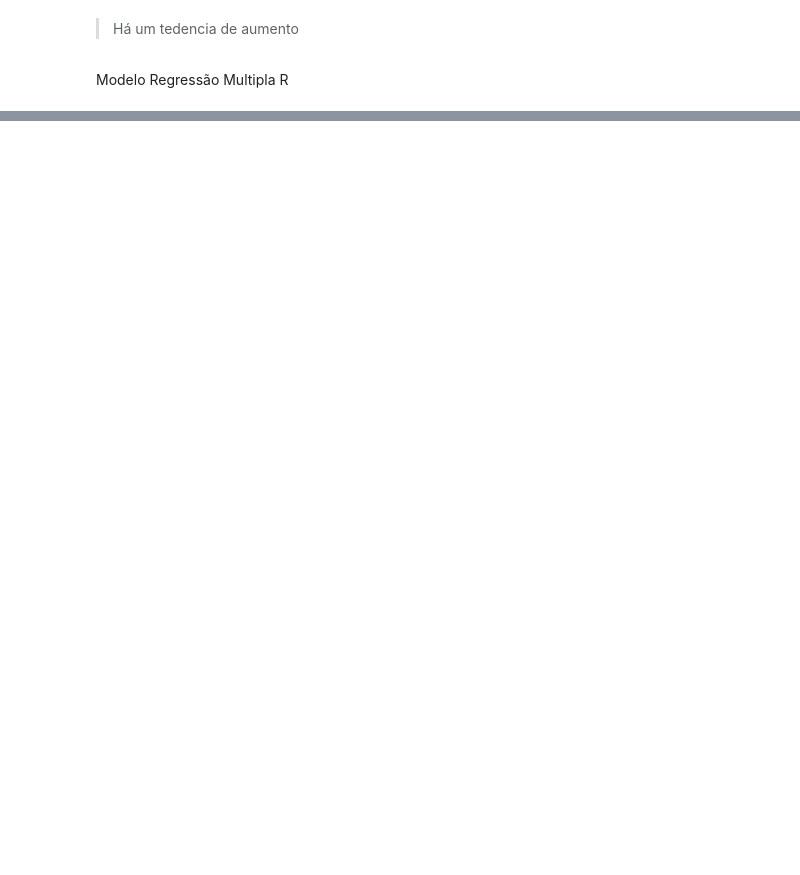
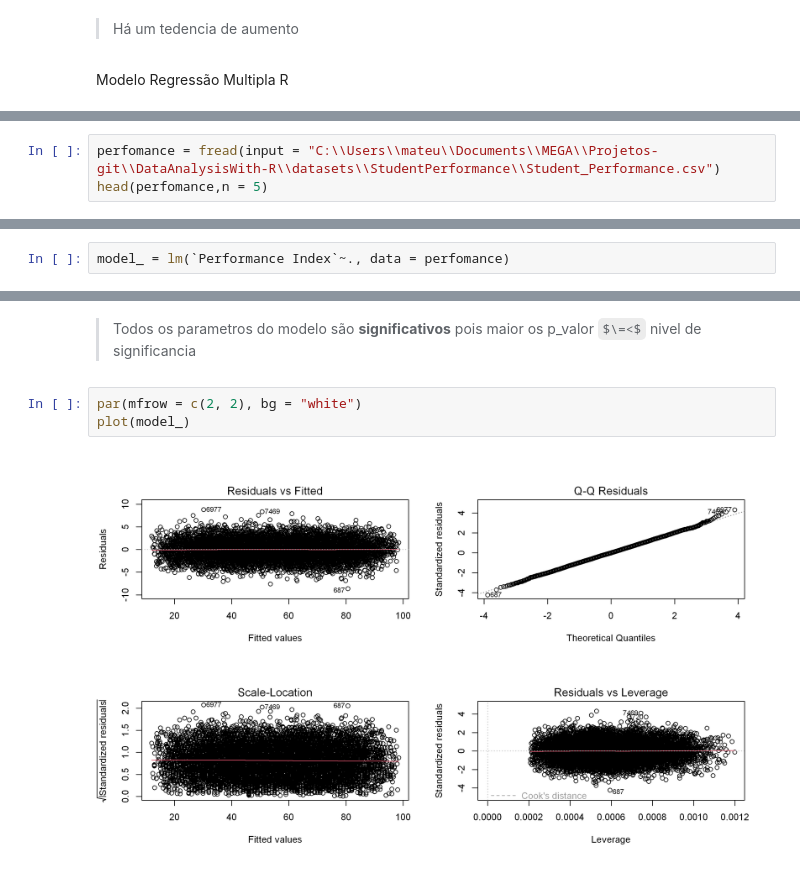
Before and after one commit to kaladabrio2020/DataAnalysisWith-R, a Jupyter notebook: StudentPeformanceR.ipynb, the cells around one changed output, grey strips where cells are left out. Cells and saved outputs as stored; diff of their text form; some formulas as TeX source; blank space fills up the shorter version.

Commit message:
Student Perfomence Regression

```diff
--- a/StudentPeformanceR.ipynb
+++ b/StudentPeformanceR.ipynb
@@ -172,0 +209,3 @@ model = NULL
+# %%
+perfomance = fread(input = "C:\\Users\\mateu\\Documents\\MEGA\\Projetos-git\\DataAnalysisWith-R\\datasets\\StudentPerformance\\Student_Performance.csv")
+head(perfomance,n = 5)
@@ -172,0 +221,2 @@ model = NULL
+# %%
+model_ = lm(`Performance Index`~., data = perfomance)
@@ -172,0 +256,7 @@ model = NULL
+# %% [markdown]
+> Todos os parametros do modelo são **significativos** pois  maior os p_valor $\=<$ nivel de significancia
+# %%
+par(mfrow = c(2, 2), bg = "white")
+plot(model_)
+# %% [output]
+[figure, added]
```
Also changed, not shown: parts of 13 cells of this notebook.
